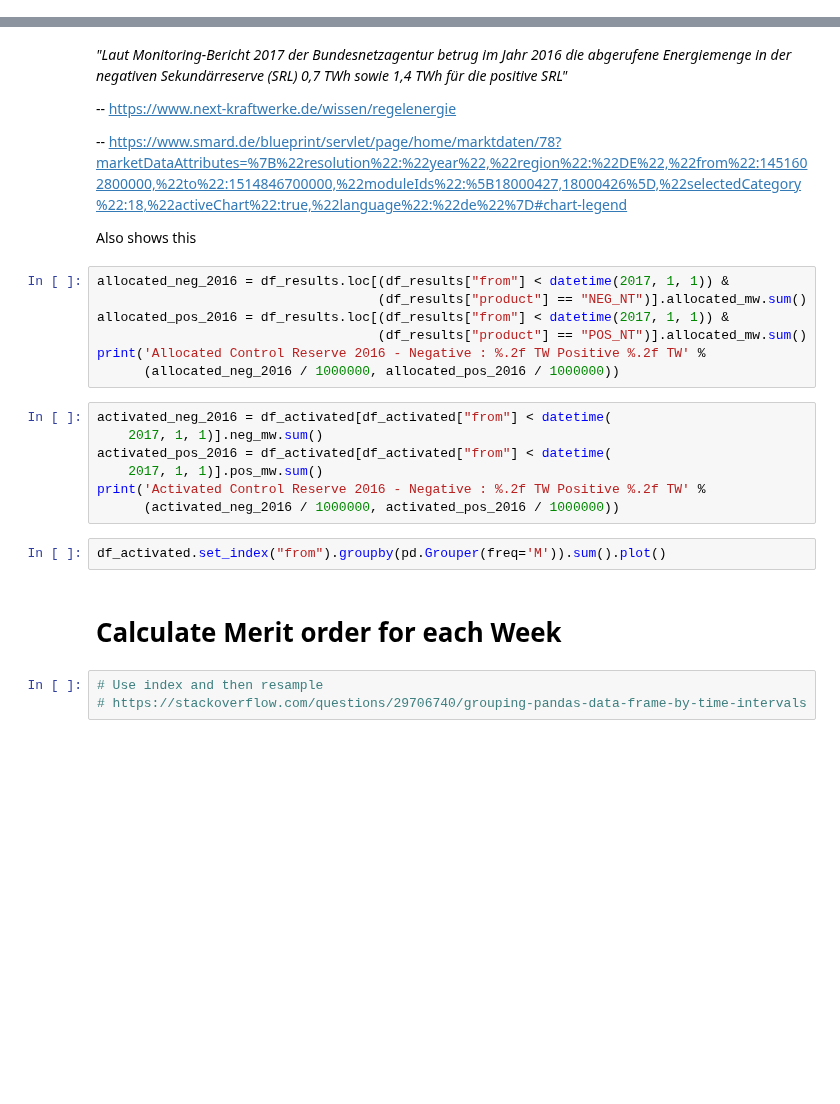
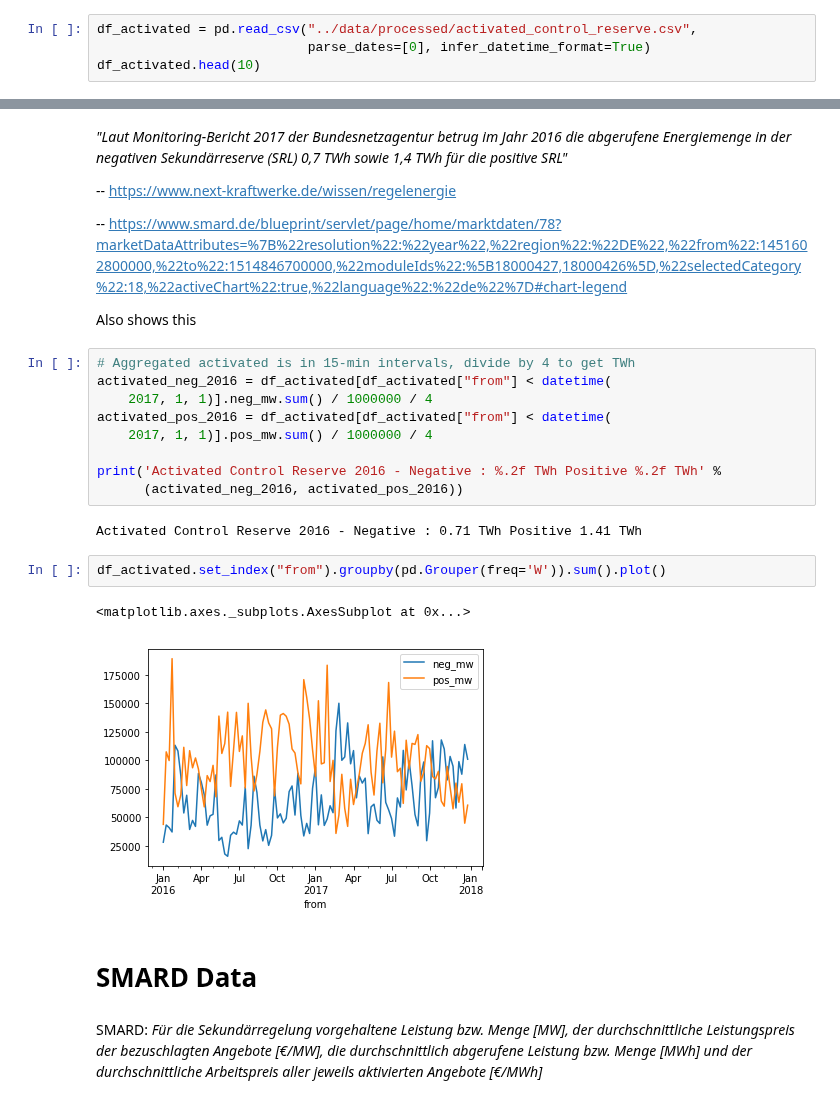
Before and after one commit to indyfree/FleetSim, a Jupyter notebook: notebooks/03-Electricity-Markets.ipynb, the cells around one changed output, grey strips where cells are left out. Drawn from its saved outputs; the diff is of its cells as text; blank space fills up the shorter version.

```diff
--- a/notebooks/03-Electricity-Markets.ipynb
+++ b/notebooks/03-Electricity-Markets.ipynb
@@ -172,0 +115,4 @@ NameError: name 'true' is not defined
+# %%
+df_activated = pd.read_csv("../data/processed/activated_control_reserve.csv",
+                           parse_dates=[0], infer_datetime_format=True)
+df_activated.head(10)
@@ -225,24 +167,23 @@ _"Laut Monitoring-Bericht 2017 der Bundesnetzagentur betrug im Jahr 2016 die abg
 -- https://www.smard.de/blueprint/servlet/page/home/marktdaten/78?marketDataAttributes=%7B%22resolution%22:%22year%22,%22region%22:%22DE%22,%22from%22:1451602800000,%22to%22:1514846700000,%22moduleIds%22:%5B18000427,18000426%5D,%22selectedCategory%22:18,%22activeChart%22:true,%22language%22:%22de%22%7D#chart-legend
 
 Also shows this
-# %%
-allocated_neg_2016 = df_results.loc[(df_results["from"] < datetime(2017, 1, 1)) &
-                                    (df_results["product"] == "NEG_NT")].allocated_mw.sum()
-allocated_pos_2016 = df_results.loc[(df_results["from"] < datetime(2017, 1, 1)) &
-                                    (df_results["product"] == "POS_NT")].allocated_mw.sum()
-print('Allocated Control Reserve 2016 - Negative : %.2f TW Positive %.2f TW' %
-      (allocated_neg_2016 / 1000000, allocated_pos_2016 / 1000000))
 # %%
+# Aggregated activated is in 15-min intervals, divide by 4 to get TWh
 activated_neg_2016 = df_activated[df_activated["from"] < datetime(
-    2017, 1, 1)].neg_mw.sum()
+    2017, 1, 1)].neg_mw.sum() / 1000000 / 4
 activated_pos_2016 = df_activated[df_activated["from"] < datetime(
-    2017, 1, 1)].pos_mw.sum()
-print('Activated Control Reserve 2016 - Negative : %.2f TW Positive %.2f TW' %
-      (activated_neg_2016 / 1000000, activated_pos_2016 / 1000000))
+    2017, 1, 1)].pos_mw.sum() / 1000000 / 4
+
+print('Activated Control Reserve 2016 - Negative : %.2f TWh Positive %.2f TWh' %
+      (activated_neg_2016, activated_pos_2016))
+# %% [output]
+Activated Control Reserve 2016 - Negative : 0.71 TWh Positive 1.41 TWh
 # %%
-df_activated.set_index("from").groupby(pd.Grouper(freq='M')).sum().plot()
+df_activated.set_index("from").groupby(pd.Grouper(freq='W')).sum().plot()
+# %% [output]
+<matplotlib.axes._subplots.AxesSubplot at 0x...>
+[figure, added]
-# %% [markdown]
-# Calculate Merit order for each Week
-# %%
-# Use index and then resample
-# https://stackoverflow.com/questions/29706740/grouping-pandas-data-frame-by-time-intervals
+# %% [markdown]
+# SMARD Data
+# %% [markdown]
+SMARD: _Für die Sekundärregelung vorgehaltene Leistung bzw. Menge [MW], der durchschnittliche Leistungspreis der bezuschlagten Angebote [€/MW], die durchschnittlich abgerufene Leistung bzw. Menge [MWh] und der durchschnittliche Arbeitspreis aller jeweils aktivierten Angebote [€/MWh]_
```
Also changed, not shown: parts of 30 cells of this notebook, 1 other file.
